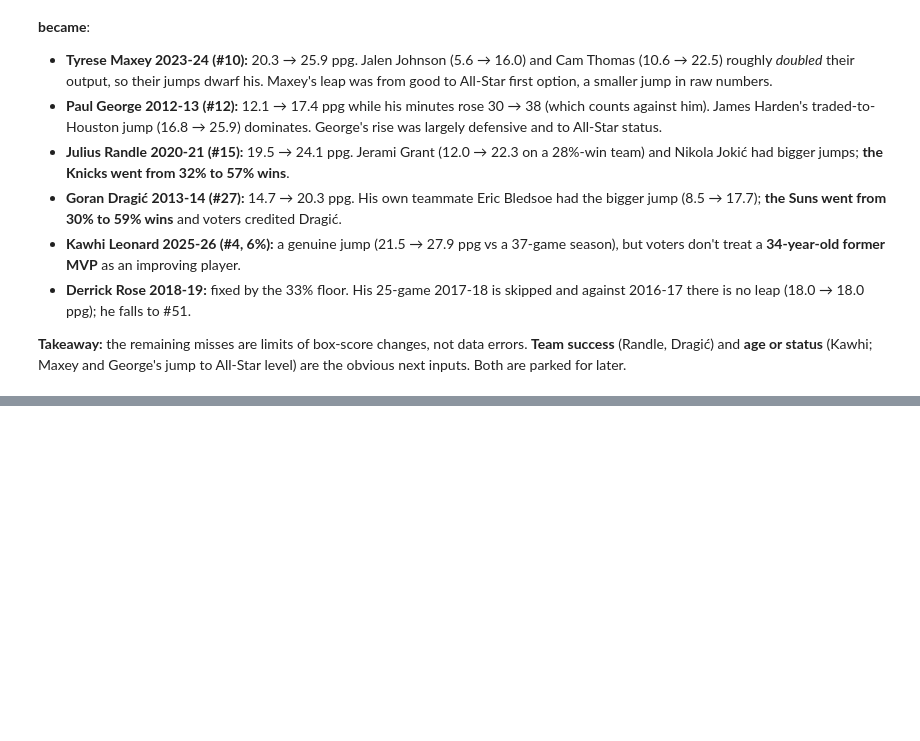
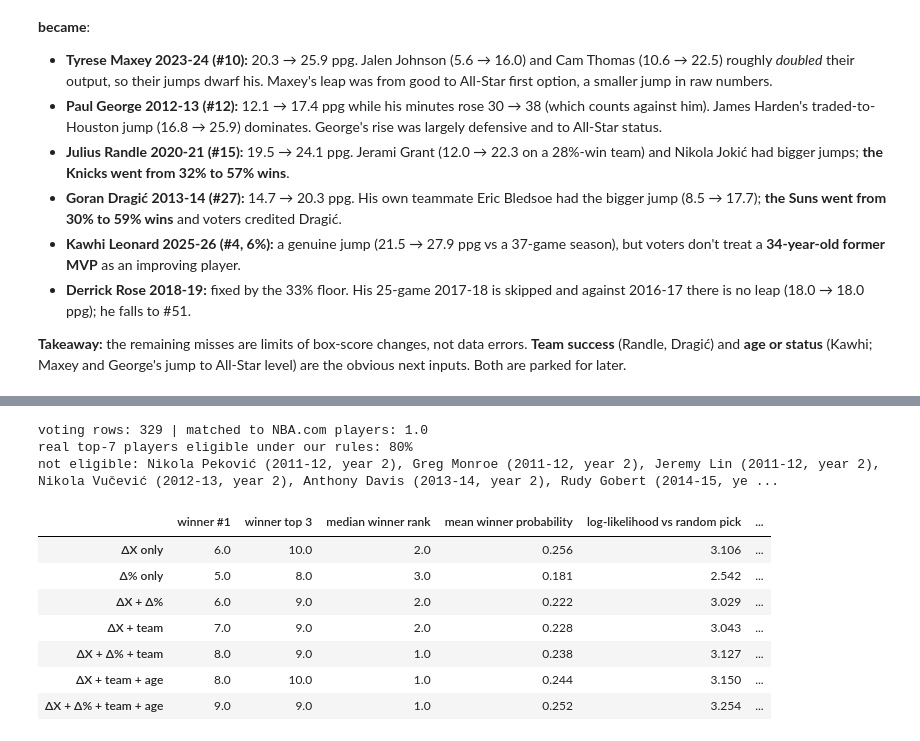
Before and after one commit to dan-j-e/unicorn-hunting, a Jupyter notebook: notebooks/10_mip_leaps.ipynb, the cells around one changed output, grey strips where cells are left out. Saved outputs shown, nothing was run; the diff lists cells and outputs as text; code cells hidden in the pictures; blank space fills up the shorter version.

```diff
--- a/notebooks/10_mip_leaps.ipynb
+++ b/notebooks/10_mip_leaps.ipynb
@@ -721,0 +731,37 @@ The model measures **how big the statistical jump was**. The winners it misses h
+# %%
+from unicorn.bref import all_mip_voting, attach_player_ids
+from unicorn.mip import ABSOLUTE_ALL, AGE, RELATIVE_ALL, TEAM, top_k_overlap, top7_vs_votes_chart
+
+votes = attach_player_ids(all_mip_voting(), games)
+print("voting rows:", len(votes), "| matched to NBA.com players:", votes["player_id"].notna().mean().round(3))
+c3 = mip_candidates(games, ps)
+c3["mip"] = [MIP_WINNERS.get(s) == p for s, p in zip(c3["season"], c3["player_id"])]
+e3 = c3[c3["eligible"] & (c3["season_start"] >= 2011)].reset_index(drop=True)
+
+real7 = votes[votes["vote_rank"] <= 7].merge(c3[["season", "player_id", "eligible", "prior_seasons"]], on=["season", "player_id"], how="left")
+print(f"real top-7 players eligible under our rules: {real7['eligible'].fillna(False).mean():.0%}")
+print("not eligible:", ", ".join(f"{r.player} ({r.season}, {'year 2' if r.prior_seasons == 1 else 'year 1' if r.prior_seasons == 0 else 'other'})"
+                                 for r in real7[~real7["eligible"].fillna(False).astype(bool)].itertuples()))
+# %% [output]
+voting rows: 329 | matched to NBA.com players: 1.0
+real top-7 players eligible under our rules: 80%
+not eligible: Nikola Peković (2011-12, year 2), Greg Monroe (2011-12, year 2), Jeremy Lin (2011-12, year 2), Nikola Vučević (2012-13, year 2), Anthony Davis (2013-14, year 2), Rudy Gobert (2014-15, ye ...
+# %%
+SETS3 = {"ΔX only": ABSOLUTE_ALL, "Δ% only": RELATIVE_ALL, "ΔX + Δ%": ABSOLUTE_ALL + RELATIVE_ALL,
+         "ΔX + team": ABSOLUTE_ALL + TEAM, "ΔX + Δ% + team": ABSOLUTE_ALL + RELATIVE_ALL + TEAM,
+         "ΔX + team + age": ABSOLUTE_ALL + TEAM + AGE, "ΔX + Δ% + team + age": ABSOLUTE_ALL + RELATIVE_ALL + TEAM + AGE}
+probs3, rows = {}, {}
+for name, feats in SETS3.items():
+    probs3[name] = out_of_sample_probabilities(e3, feats, "loso")
+    rows[name] = {**summarize(e3, probs3[name]), "avg of our top 7 in real top 7": top_k_overlap(e3, probs3[name], votes)["overlap"].mean()}
+comparison = pd.DataFrame(rows).T.drop(columns="seasons")
+comparison.round(3)
+# %% [output]
+|  | winner #1 | winner top 3 | median winner rank | mean winner probability | log-likelihood vs random pick | ... |
+| ΔX only | 6.0 | 10.0 | 2.0 | 0.256 | 3.106 | ... |
+| Δ% only | 5.0 | 8.0 | 3.0 | 0.181 | 2.542 | ... |
+| ΔX + Δ% | 6.0 | 9.0 | 2.0 | 0.222 | 3.029 | ... |
+| ΔX + team | 7.0 | 9.0 | 2.0 | 0.228 | 3.043 | ... |
+| ΔX + Δ% + team | 8.0 | 9.0 | 1.0 | 0.238 | 3.127 | ... |
+| ΔX + team + age | 8.0 | 10.0 | 1.0 | 0.244 | 3.150 | ... |
+| ΔX + Δ% + team + age | 9.0 | 9.0 | 1.0 | 0.252 | 3.254 | ... |
```
Also changed, not shown: parts of 4 cells of this notebook, 5 other files.
